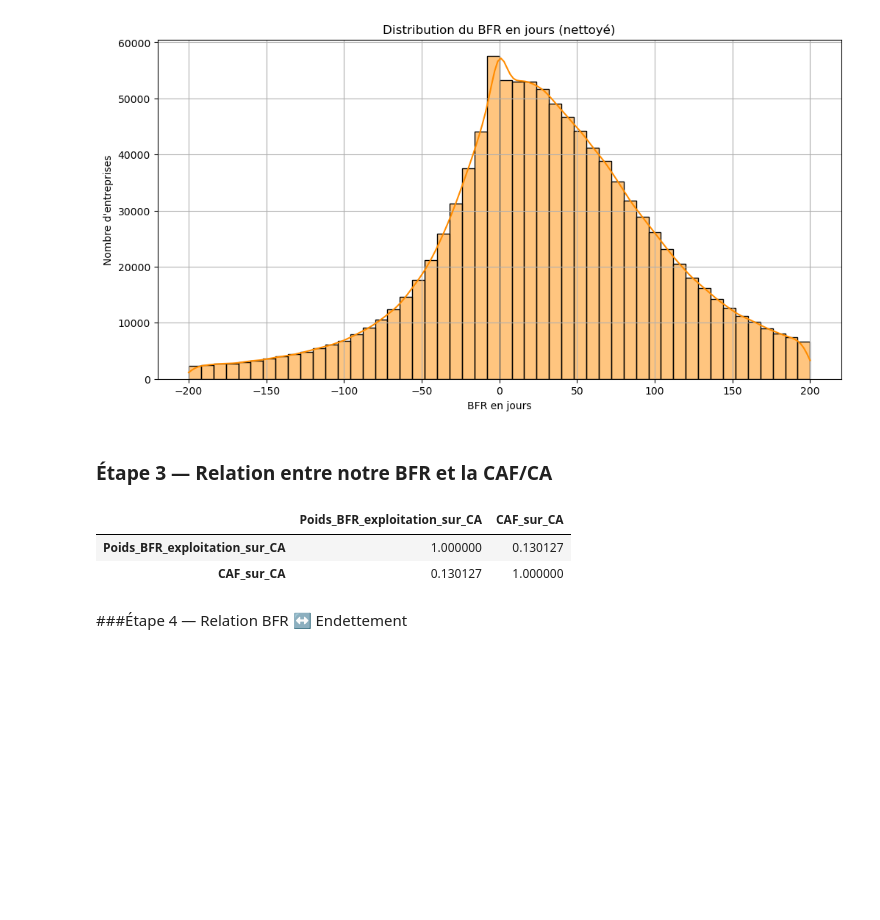
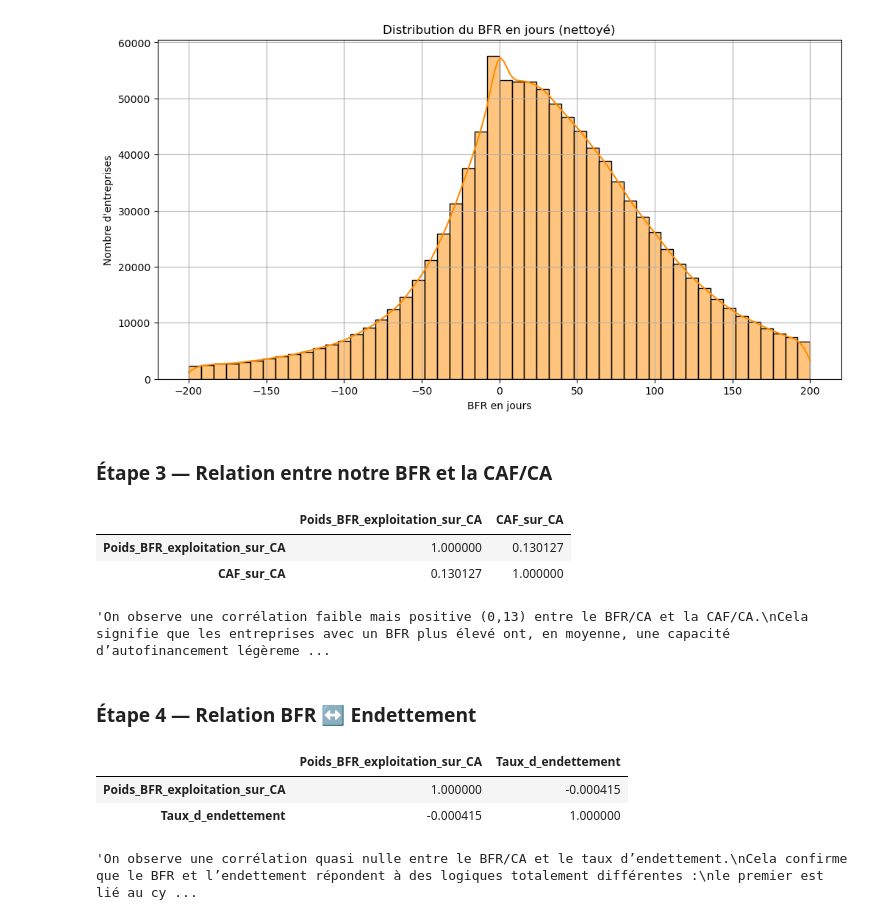
Before and after one commit to khelifaYacine/signaux-faibles-finance, a Jupyter notebook: 01_exploration.ipynb, the cells around one changed output. Drawn from its saved outputs; the diff is of its cells as text; code cells hidden in the pictures; blank space fills up the shorter version.

Commit message:
interprétation des correlation et des graphes

```diff
--- a/01_exploration.ipynb
+++ b/01_exploration.ipynb
@@ -740,5 +740,34 @@ correlation
 |  | Poids_BFR_exploitation_sur_CA | CAF_sur_CA |
 | Poids_BFR_exploitation_sur_CA | 1.000000 | 0.130127 |
 | CAF_sur_CA | 0.130127 | 1.000000 |
+# %%
+"""On observe une corrélation faible mais positive (0,13) entre le BFR/CA et la CAF/CA.
+Cela signifie que les entreprises avec un BFR plus élevé ont, en moyenne, une capacité d’autofinancement légèrement supérieure, mais le lien reste limité.
+En pratique, la structure du cycle d’exploitation ne suffit pas à expliquer la performance en cash : d’autres facteurs (marge, modèle économique, secteur, croissance) jouent un rôle bien plus important. """
+# %% [output]
+'On observe une corrélation faible mais positive (0,13) entre le BFR/CA et la CAF/CA.\nCela signifie que les entreprises avec un BFR plus élevé ont, en moyenne, une capacité d’autofinancement légèreme ...
 # %% [markdown]
-###Étape 4 — Relation BFR ↔ Endettement
+### Étape 4 — Relation BFR ↔ Endettement
+# %%
+# On sélectionne les colonnes utiles pour analyser le lien entre BFR et endettement
+df_corr_bfr_endettement = df_clean[[
+    "Poids_BFR_exploitation_sur_CA",
+    "Taux_d_endettement"
+]].dropna()
+
+# On calcule la corrélation entre BFR/CA et taux d'endettement
+correlation_bfr_endettement = df_corr_bfr_endettement.corr()
+
+# On affiche la matrice de corrélation
+correlation_bfr_endettement
+# %% [output]
+|  | Poids_BFR_exploitation_sur_CA | Taux_d_endettement |
+| Poids_BFR_exploitation_sur_CA | 1.000000 | -0.000415 |
+| Taux_d_endettement | -0.000415 | 1.000000 |
+# %%
+"""On observe une corrélation quasi nulle entre le BFR/CA et le taux d’endettement.
+Cela confirme que le BFR et l’endettement répondent à des logiques totalement différentes :
+le premier est lié au cycle d’exploitation, le second à la stratégie de financement.
+En pratique, les entreprises ne s’endettent pas pour financer leur BFR."""
+# %% [output]
+'On observe une corrélation quasi nulle entre le BFR/CA et le taux d’endettement.\nCela confirme que le BFR et l’endettement répondent à des logiques totalement différentes :\nle premier est lié au cy ...
```
